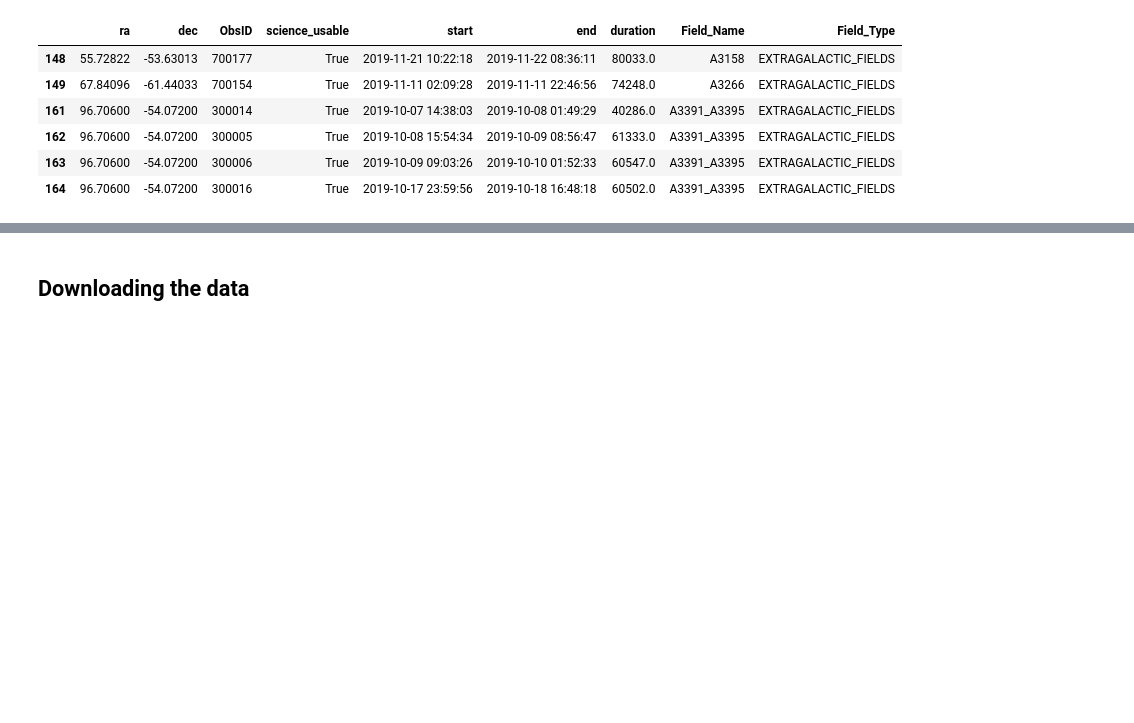
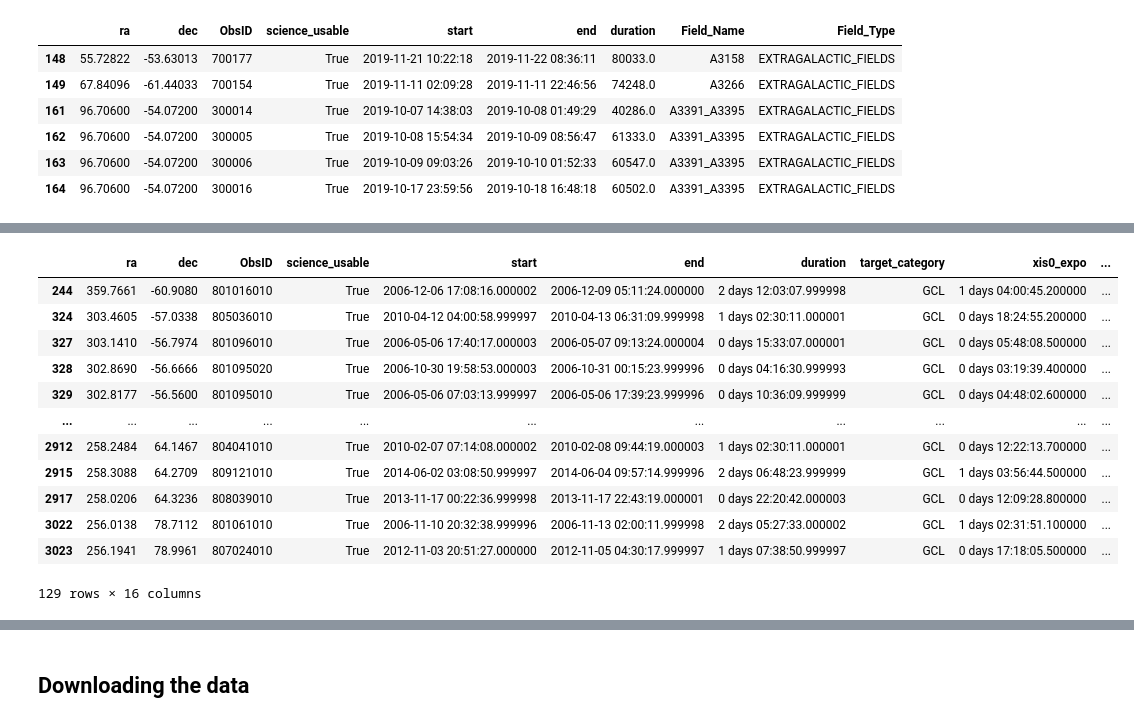
Before and after one commit to LoVoCCS/X-LoVoCCS-Data, a Jupyter notebook: notebooks/download_process_xray_data.ipynb, the cells around one changed output, grey strips where cells are left out. Drawn from its saved outputs; the diff is of its cells as text; code cells hidden in the pictures; blank space fills up the shorter version.

```diff
--- a/notebooks/download_process_xray_data.ipynb
+++ b/notebooks/download_process_xray_data.ipynb
@@ -386,0 +448,17 @@ er.filtered_obs_info
+# %%
+sz.filter_on_positions(samp[['ra', 'dec']].values, search_distances)
+sz.filtered_obs_info
+# %% [output]
+|  | ra | dec | ObsID | science_usable | start | end | duration | target_category | xis0_expo | ... |
+| 244 | 359.7661 | -60.9080 | 801016010 | True | 2006-12-06 17:08:16.000002 | 2006-12-09 05:11:24.000000 | 2 days 12:03:07.999998 | GCL | 1 days 04:00:45.200000 | ... |
+| 324 | 303.4605 | -57.0338 | 805036010 | True | 2010-04-12 04:00:58.999997 | 2010-04-13 06:31:09.999998 | 1 days 02:30:11.000001 | GCL | 0 days 18:24:55.200000 | ... |
+| 327 | 303.1410 | -56.7974 | 801096010 | True | 2006-05-06 17:40:17.000003 | 2006-05-07 09:13:24.000004 | 0 days 15:33:07.000001 | GCL | 0 days 05:48:08.500000 | ... |
+| 328 | 302.8690 | -56.6666 | 801095020 | True | 2006-10-30 19:58:53.000003 | 2006-10-31 00:15:23.999996 | 0 days 04:16:30.999993 | GCL | 0 days 03:19:39.400000 | ... |
+| 329 | 302.8177 | -56.5600 | 801095010 | True | 2006-05-06 07:03:13.999997 | 2006-05-06 17:39:23.999996 | 0 days 10:36:09.999999 | GCL | 0 days 04:48:02.600000 | ... |
+| ... | ... | ... | ... | ... | ... | ... | ... | ... | ... | ... |
+| 2912 | 258.2484 | 64.1467 | 804041010 | True | 2010-02-07 07:14:08.000002 | 2010-02-08 09:44:19.000003 | 1 days 02:30:11.000001 | GCL | 0 days 12:22:13.700000 | ... |
+| 2915 | 258.3088 | 64.2709 | 809121010 | True | 2014-06-02 03:08:50.999997 | 2014-06-04 09:57:14.999996 | 2 days 06:48:23.999999 | GCL | 1 days 03:56:44.500000 | ... |
+| 2917 | 258.0206 | 64.3236 | 808039010 | True | 2013-11-17 00:22:36.999998 | 2013-11-17 22:43:19.000001 | 0 days 22:20:42.000003 | GCL | 0 days 12:09:28.800000 | ... |
+| 3022 | 256.0138 | 78.7112 | 801061010 | True | 2006-11-10 20:32:38.999996 | 2006-11-13 02:00:11.999998 | 2 days 05:27:33.000002 | GCL | 1 days 02:31:51.100000 | ... |
+| 3023 | 256.1941 | 78.9961 | 807024010 | True | 2012-11-03 20:51:27.000000 | 2012-11-05 04:30:17.999997 | 1 days 07:38:50.999997 | GCL | 0 days 17:18:05.500000 | ... |
+129 rows × 16 columns
```
Also changed, not shown: parts of 30 cells of this notebook.
